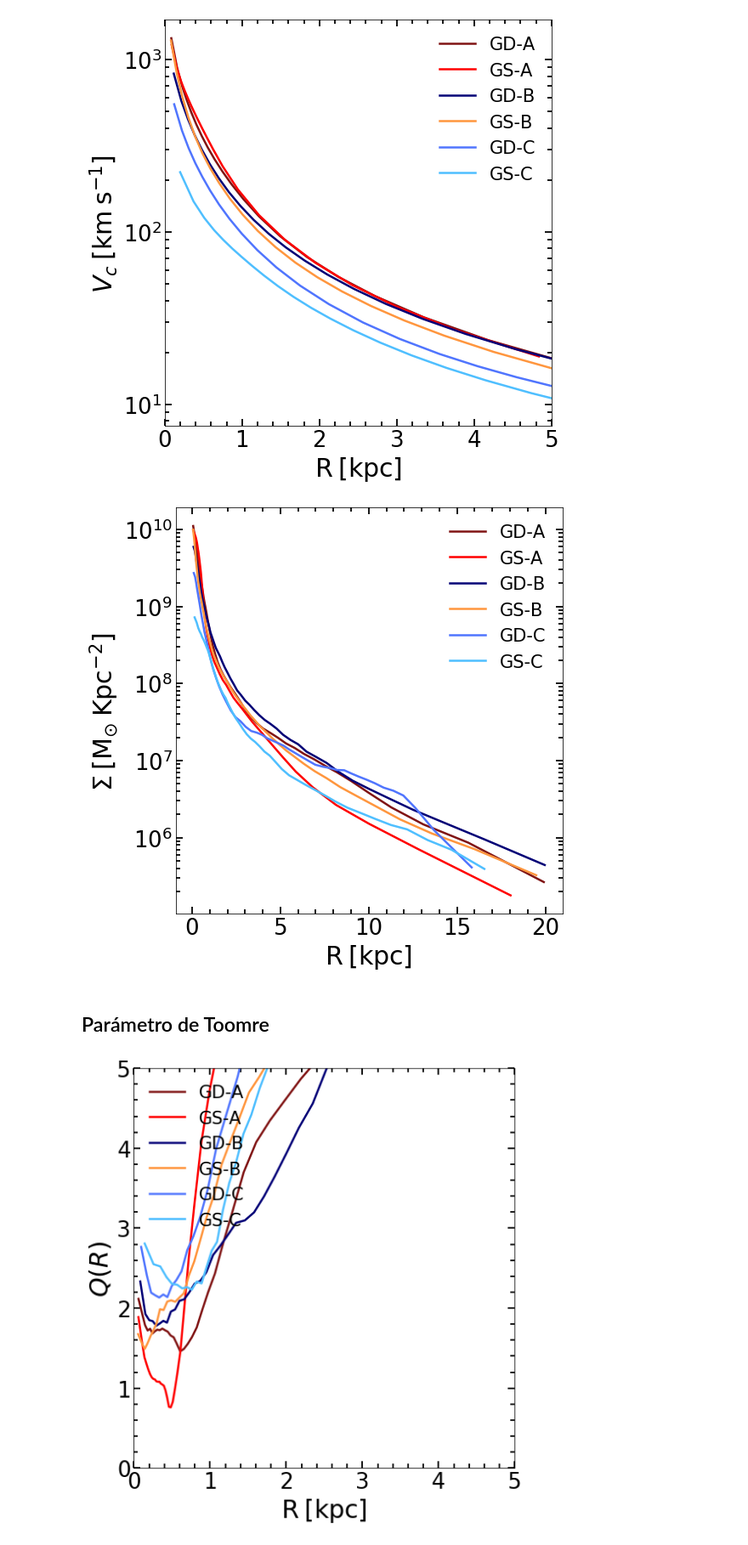
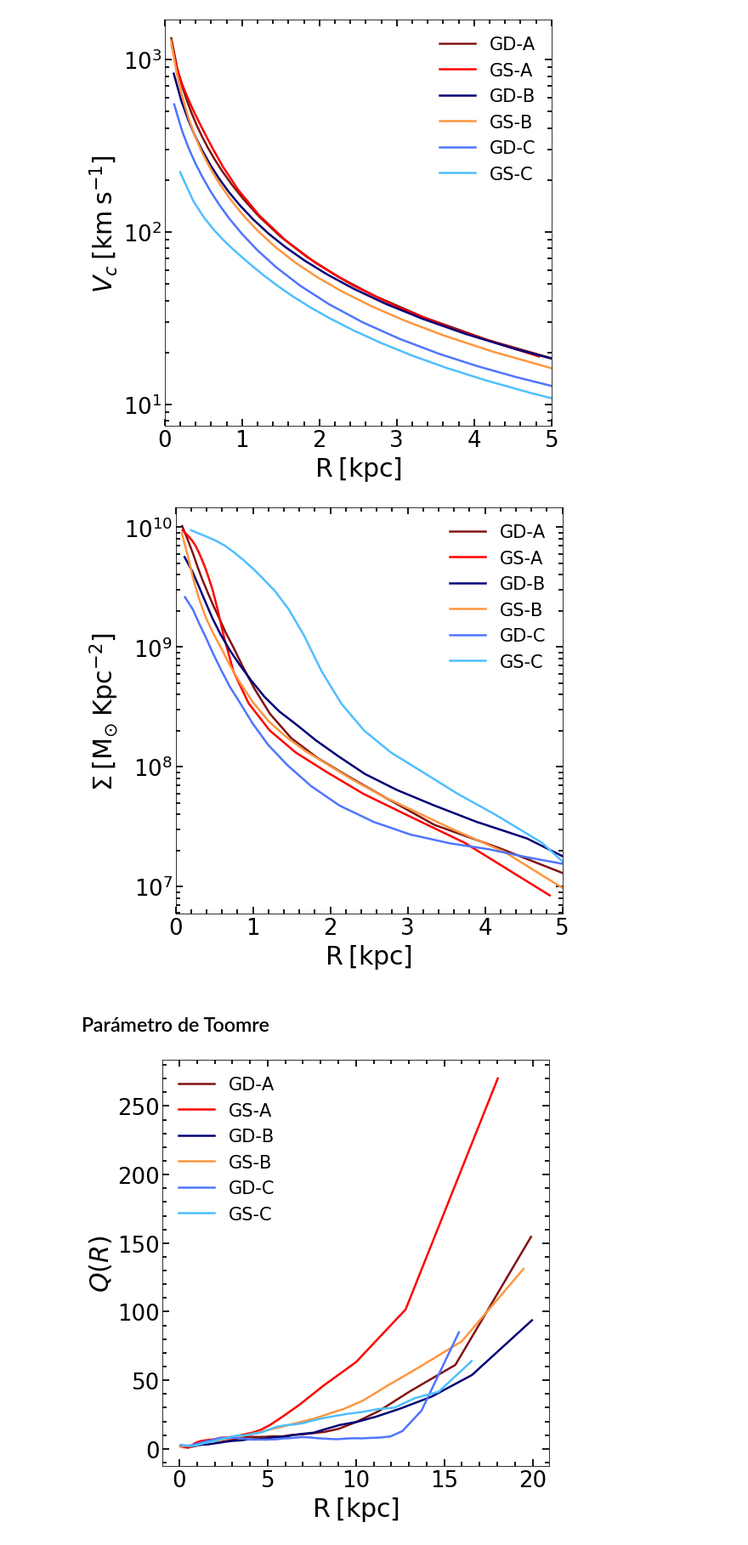
Before and after one commit to ornemarioni/Barras_GdGs, a Jupyter notebook: Barras_Gd/programs/estabilidad_toomre.ipynb, the cells around one changed output. Shown at 85% size. Saved outputs shown, nothing was run; the diff lists cells and outputs as text; code cells hidden in the pictures.

Commit message:
calcule el parametro de toomre y el fdisc vs R

```diff
--- a/Barras_Gd/programs/estabilidad_toomre.ipynb
+++ b/Barras_Gd/programs/estabilidad_toomre.ipynb
@@ -421,7 +422,9 @@ Vcirc_M33gs  = M33_gs[:,5]
 # %% [markdown]
 ## Rgal
 # %%
-path = '/home/omarioni/'
+# path = '/home/omarioni/'
+import numpy as np
+path = '/home/ornela/PYTHON/'
 M31_gd = np.loadtxt(path + 'Barras_GdGs/Barras_Gd/_data/M31_sigma_vsR_rgal.dat')
 rbin_M31gd   = M31_gd[:,0]
 sigmaz_M31gd = M31_gd[:,1]
@@ -582,20 +585,20 @@ ax.set_yscale('log')
 ax.set_ylabel(r'$\Sigma \: \mathrm{[M_{\odot}\:Kpc^{-2}]}$', fontsize=30)
 ax.set_xlabel(r'$\mathrm{R\:[kpc]}$',fontsize=30)
 # ax.set_xticks([0,1,2,3,4,5])
-# ax.set_xlim(0,5)
+ax.set_xlim(0,5)
 # ax.set_ylim(0,0.7)
 
 ax.minorticks_on()
 ax.tick_params( labelsize=26)
-ax.tick_params('both', length=5, width=1.8,which='minor', direction='in', right='true',top='true')
-ax.tick_params('both', length=8, width=1.8,which='major', direction='in', right='true',top='true')
+ax.tick_params('both', length=5, width=1.8,which='minor', direction='in', right=True,top=True)
+ax.tick_params('both', length=8, width=1.8,which='major', direction='in', right=True,top=True)
 ax.legend(fontsize=21,frameon=False, loc=1)
 
 # fig.savefig('/home/omarioni/Barras_GdGs/Barras_Gd/_imagenes/sigma_R.pdf', dpi = 100, xxbox_inches='tight')
 
 plt.show()
 # %% [output]
-[figure, old version]
+[figure, new version]
 # %% [markdown]
 ## Parámetro de Toomre
 # %%
@@ -631,35 +634,35 @@ Q_M33gs = tommre(rbin_M33gs, Vcirc_M33gs,sigmaR_M33gs,surden_M33gs)
 # %%
 fig, ax = plt.subplots(nrows=1, ncols=1, figsize=(8, 8))#,sharey=True
 #                        gridspec_kw = {'height_ratios':[3,1,3,1]}
 fig.subplots_adjust(bottom=0.12, left =0.16, right = 0.95, top = 0.95)
 
 ax.plot(rbin_M31gd, Q_M31gd[0],'-', lw=2.5, color='#801414', label='GD-A')
 ax.plot(rbin_M31gs, Q_M31gs[0],'-', lw=2.5, color='#FF0000', label='GS-A')
 ax.plot(rbin_MWgd,  Q_MWgd[0], '-', lw=2.5, color='#020076', label='GD-B')
 ax.plot(rbin_MWgs,  Q_MWgs[0], '-', lw=2.5, color='#FF963E', label='GS-B')
 ax.plot(rbin_M33gd, Q_M33gd[0],'-', lw=2.5, color='#5075FE', label='GD-C')
 ax.plot(rbin_M33gs, Q_M33gs[0],'-', lw=2.5, color='#4FBFFF', label='GS-C')
 
 # ax.set_yscale('log')
 ax.set_ylabel(r'$Q(R)$', fontsize=30)
 ax.set_xlabel(r'$\mathrm{R\:[kpc]}$',fontsize=30)
 # ax.set_xticks([0,1,2,3,4,5])
-ax.set_xlim(0,5)
-ax.set_ylim(0,5)
-ax.set_xscale('log')
+# ax.set_xlim(0,5)
+# ax.set_ylim(0,5)
+# ax.set_xscale('log')
 
 
 ax.minorticks_on()
 ax.tick_params( labelsize=26)
 ax.tick_params('both', length=5, width=1.8,which='minor', direction='in', right='on',top='on')
 ax.tick_params('both', length=8, width=1.8,which='major', direction='in', right='on',top='on')
 ax.legend(fontsize=21,frameon=False, loc=2)
 
 # fig.savefig('/home/omarioni/Barras_GdGs/Barras_Gd/_imagenes/sigma_R.pdf', dpi = 100, xxbox_inches='tight')
 
 plt.show()
 # %% [output]
-[figure, old version]
+[figure, new version]
 # %%
 fig, ax = plt.subplots(nrows=1, ncols=1, figsize=(8, 8))#,sharey=True
 #                        gridspec_kw = {'height_ratios':[3,1,3,1]}
```
Also changed, not shown: parts of 2 cells of this notebook, 7 other files.
